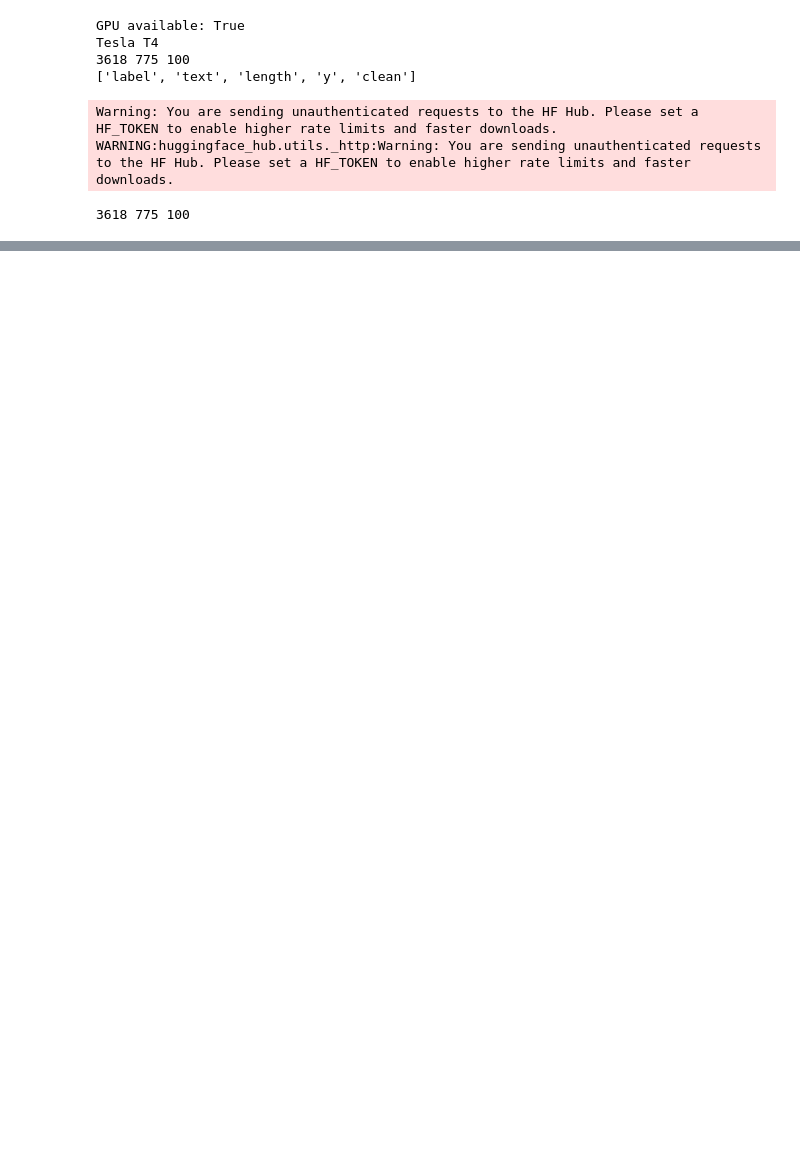
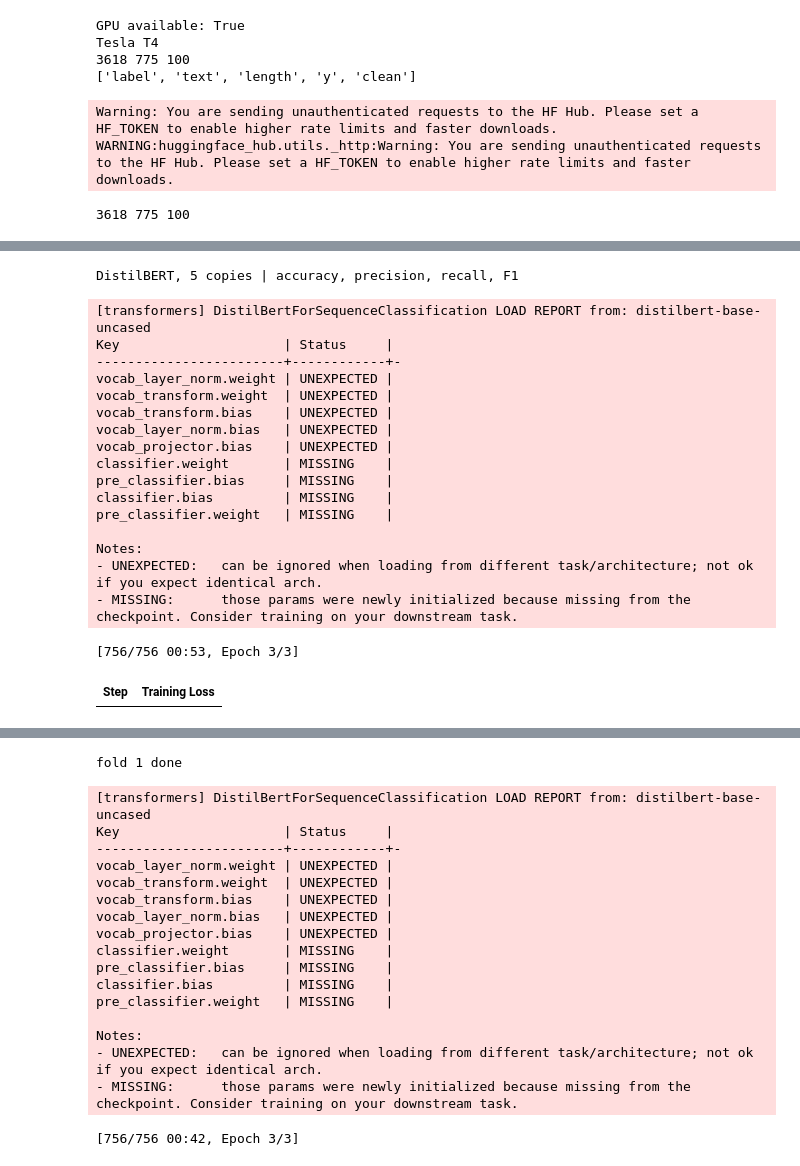
Before and after one commit to Meenakshi-N-24/RedFlag, a Jupyter notebook: notebooks/02_distilbert_finetune.ipynb, the cells around one changed output, grey strips where cells are left out. Drawn from its saved outputs; the diff is of its cells as text; code cells hidden in the pictures; blank space fills up the shorter version.

Commit message:
Add cross-validation with Indian-style training data

```diff
--- a/notebooks/02_distilbert_finetune.ipynb
+++ b/notebooks/02_distilbert_finetune.ipynb
@@ -124,0 +165,62 @@ weighted avg      0.375     0.440     0.357       100
+# %%
+import numpy as np, torch
+from torch.utils.data import Dataset
+from transformers import AutoTokenizer, AutoModelForSequenceClassification, TrainingArguments, Trainer
+from sklearn.metrics import accuracy_score, precision_recall_fscore_support
+
+MODEL = "distilbert-base-uncased"
+tokenizer = AutoTokenizer.from_pretrained(MODEL)
+
+class SMSData(Dataset):
+    def __init__(self, texts, labels):
+        self.enc = tokenizer(list(texts), truncation=True, padding=True, max_length=128)
+        self.labels = list(labels)
+    def __len__(self):
+        return len(self.labels)
+    def __getitem__(self, i):
+        item = {k: torch.tensor(v[i]) for k, v in self.enc.items()}
+        item["labels"] = torch.tensor(self.labels[i])
+        return item
+
+def run_bert_cv(repeat=5):
+    true, pred = [], []
+    for fold, (tr_idx, te_idx) in enumerate(skf.split(indian, indian["y"])):
+        ind_tr, ind_te = indian.iloc[tr_idx], indian.iloc[te_idx]
+        texts = list(train_df["text"]) + list(ind_tr["text"]) * repeat
+        labels = list(train_df["y"]) + list(ind_tr["y"]) * repeat
+        model = AutoModelForSequenceClassification.from_pretrained(MODEL, num_labels=2)
+        args = TrainingArguments(output_dir="cv_out", num_train_epochs=3,
+            per_device_train_batch_size=16, learning_rate=2e-5, weight_decay=0.01,
+            save_strategy="no", eval_strategy="no", fp16=True, seed=42,
+            report_to="none", logging_steps=1000)
+        trainer = Trainer(model=model, args=args, train_dataset=SMSData(texts, labels))
+        trainer.train()
+        out = trainer.predict(SMSData(ind_te["text"], ind_te["y"]))
+        true += ind_te["y"].tolist()
+        pred += np.argmax(out.predictions, axis=1).tolist()
+        print("fold", fold + 1, "done")
+    p, r, f, _ = precision_recall_fscore_support(true, pred, average="binary", zero_division=0)
+    return round(accuracy_score(true, pred), 3), round(p, 3), round(r, 3), round(f, 3)
+
+print("DistilBERT, 5 copies | accuracy, precision, recall, F1")
+print(run_bert_cv(5))
+# %% [output]
+DistilBERT, 5 copies | accuracy, precision, recall, F1
+[transformers] DistilBertForSequenceClassification LOAD REPORT from: distilbert-base-uncased
+Key                     | Status     |
+------------------------+------------+-
+vocab_layer_norm.weight | UNEXPECTED |
+vocab_transform.weight  | UNEXPECTED |
+vocab_transform.bias    | UNEXPECTED |
+vocab_layer_norm.bias   | UNEXPECTED |
+vocab_projector.bias    | UNEXPECTED |
+classifier.weight       | MISSING    |
+pre_classifier.bias     | MISSING    |
+classifier.bias         | MISSING    |
+pre_classifier.weight   | MISSING    |
+
+Notes:
+- UNEXPECTED:   can be ignored when loading from different task/architecture; not ok if you expect identical arch.
+- MISSING:      those params were newly initialized because missing from the checkpoint. Consider training on your downstream task.
+[756/756 00:53, Epoch 3/3]
+| Step | Training Loss |
@@ -124,0 +228,18 @@ weighted avg      0.375     0.440     0.357       100
+fold 1 done
+[transformers] DistilBertForSequenceClassification LOAD REPORT from: distilbert-base-uncased
+Key                     | Status     |
+------------------------+------------+-
+vocab_layer_norm.weight | UNEXPECTED |
+vocab_transform.weight  | UNEXPECTED |
+vocab_transform.bias    | UNEXPECTED |
+vocab_layer_norm.bias   | UNEXPECTED |
+vocab_projector.bias    | UNEXPECTED |
+classifier.weight       | MISSING    |
+pre_classifier.bias     | MISSING    |
+classifier.bias         | MISSING    |
+pre_classifier.weight   | MISSING    |
+
+Notes:
+- UNEXPECTED:   can be ignored when loading from different task/architecture; not ok if you expect identical arch.
+- MISSING:      those params were newly initialized because missing from the checkpoint. Consider training on your downstream task.
+[756/756 00:42, Epoch 3/3]
```
Also changed, not shown: parts of 5 cells of this notebook.
